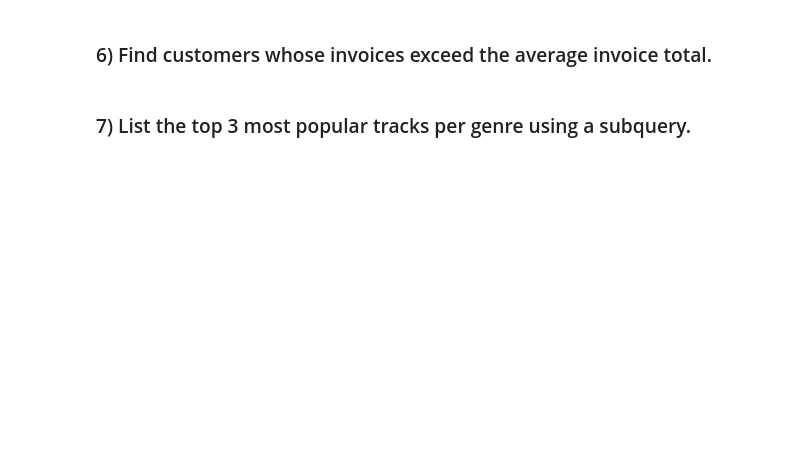
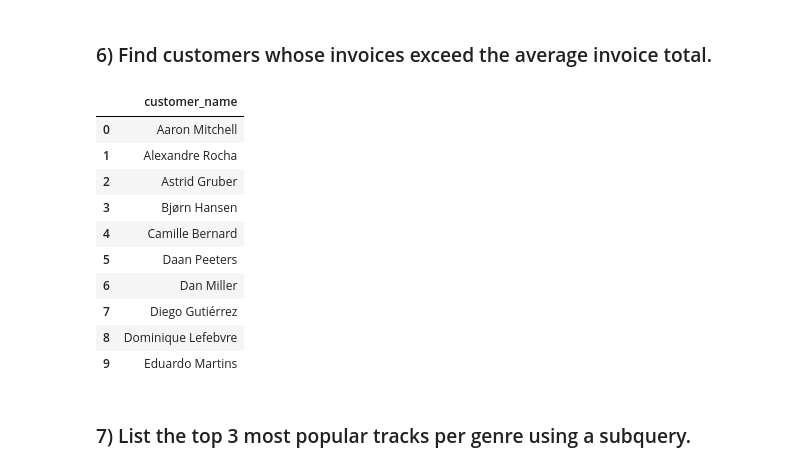
Before and after one commit to bpgodsil/sql_query_examples, a Jupyter notebook: notebooks/03_ctes_and_subqueries.ipynb, the cells around one changed output. Cells and saved outputs as stored; diff of their text form; code cells hidden in the pictures; blank space fills up the shorter version.

```diff
--- a/notebooks/03_ctes_and_subqueries.ipynb
+++ b/notebooks/03_ctes_and_subqueries.ipynb
@@ -178,4 +218,30 @@ df
 # %% [markdown]
 ### 6) Find customers whose invoices exceed the average invoice total.
+# %%
+query = """
+
+SELECT DISTINCT
+    CONCAT(c.FirstName, ' ', c.LastName) AS customer_name
+FROM customer AS c
+JOIN invoice AS i
+  ON c.CustomerId = i.CustomerId
+WHERE i.Total > (SELECT AVG(Total) FROM invoice)
+ORDER BY customer_name
+
+"""
+df = pd.read_sql_query(query, engine)
+df.head(10) # showing just the top 10 customer_names
+# %% [output]
+|  | customer_name |
+| 0 | Aaron Mitchell |
+| 1 | Alexandre Rocha |
+| 2 | Astrid Gruber |
+| 3 | Bjørn Hansen |
+| 4 | Camille Bernard |
+| 5 | Daan Peeters |
+| 6 | Dan Miller |
+| 7 | Diego Gutiérrez |
+| 8 | Dominique Lefebvre |
+| 9 | Eduardo Martins |
 # %% [markdown]
 ### 7) List the top 3 most popular tracks per genre using a subquery.
```
Also changed, not shown: parts of 3 cells of this notebook, 1 other file.
